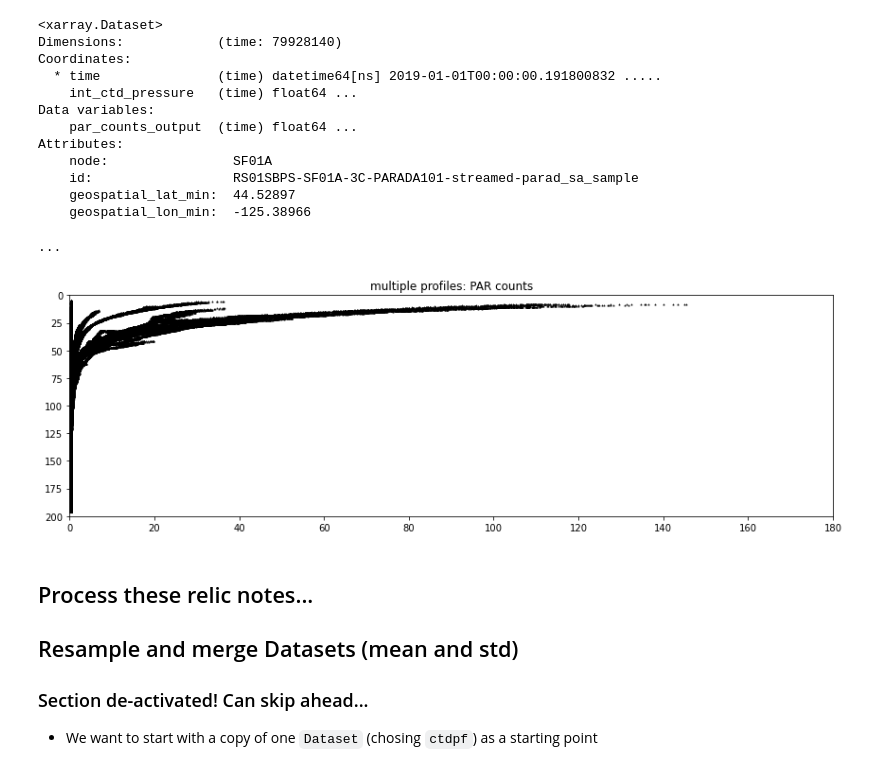
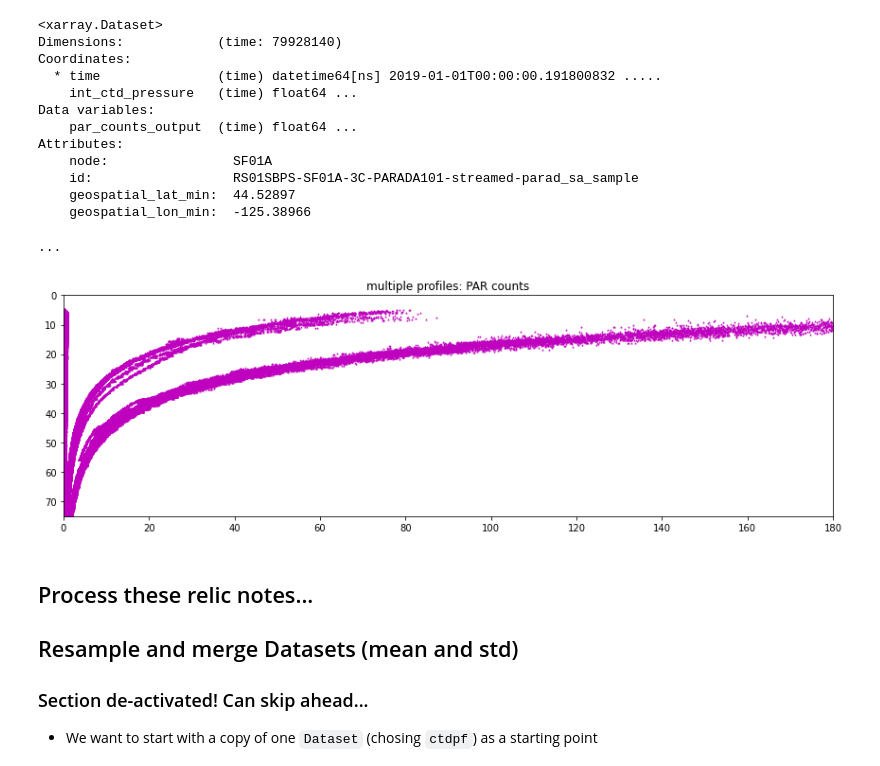
Before and after one commit to lsetiawan/ocean, a Jupyter notebook: Ocean 01 A Photic Zone CTD.ipynb, the cells around one changed output. Cells and saved outputs as stored; diff of their text form; code cells hidden in the pictures.

```diff
--- a/Ocean 01 A Photic Zone CTD.ipynb
+++ b/Ocean 01 A Photic Zone CTD.ipynb
@@ -165,6 +171,11 @@ while time_marker < end_time:
 # %% [markdown]
 ## Nitrate
 # %%
-nitrate_source = '/data1/nutnr/'
+nitrate_source = '/data/rca/nitrate/'
 nitrate_data_midnight = 'nc_midn_2019_01.nc'
 nitrate_data_noon     = 'nc_noon_2019_01.nc'
+
+ds_nitrate_midn = xr.load_dataset(nitrate_source + nitrate_data_midnight)
+ds_nitrate_noon = xr.load_dataset(nitrate_source + nitrate_data_noon)
+
+ds_nitrate_midn
@@ -396,7 +433,7 @@ ds_flort.fluorometric_chlorophyll_a.units
     - Approximately from the PAR data and can be done very precisely using depth data
     - This suggests a derived dataset of profile start / peak / end times
 # %%
-par_source = '/data/rca/simpler/'
+par_source = '/data/rca/par/'
 par_data = 'osb_sp_parad_2019.nc'
 ds_PAR = xr.open_dataset(par_source + par_data)
 ds_PAR
@@ -416,14 +453,14 @@ Attributes:
 # %%
 par_lower_bound = 0
 par_upper_bound = 180
 ds_PAR_time_slice = ds_PAR.sel(time=slice(dt64(time_slice_start), dt64(time_slice_end)))
 fig, axs = plt.subplots(figsize=(12,4), tight_layout=True)
-axs.scatter(ds_PAR_time_slice.par_counts_output, ds_PAR_time_slice.int_ctd_pressure, marker='^', s = 1., color='k')
-axs.set(xlim = (par_lower_bound, par_upper_bound), ylim = (200., 0.), title='multiple profiles: PAR counts')
+axs.scatter(ds_PAR_time_slice.par_counts_output, ds_PAR_time_slice.int_ctd_pressure, marker='^', s = 1., color='m')
+axs.set(xlim = (par_lower_bound, par_upper_bound), ylim = (75., 0.), title='multiple profiles: PAR counts')
 print('...')
 # %% [output]
 ...
-[figure, old version]
+[figure, new version]
 # %%
 # artifact: Looking at PAR during shallow profiler rise/fall sequences
 
```
Also changed, not shown: parts of 35 cells of this notebook, 5 other files.
